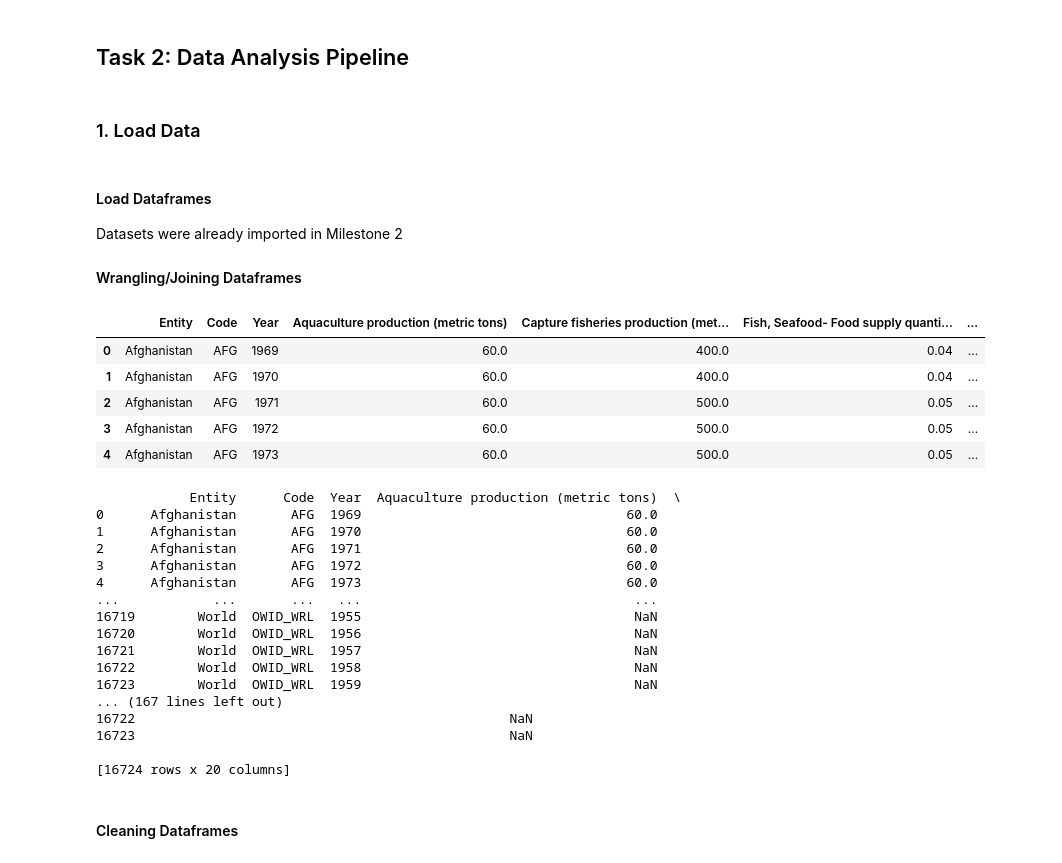
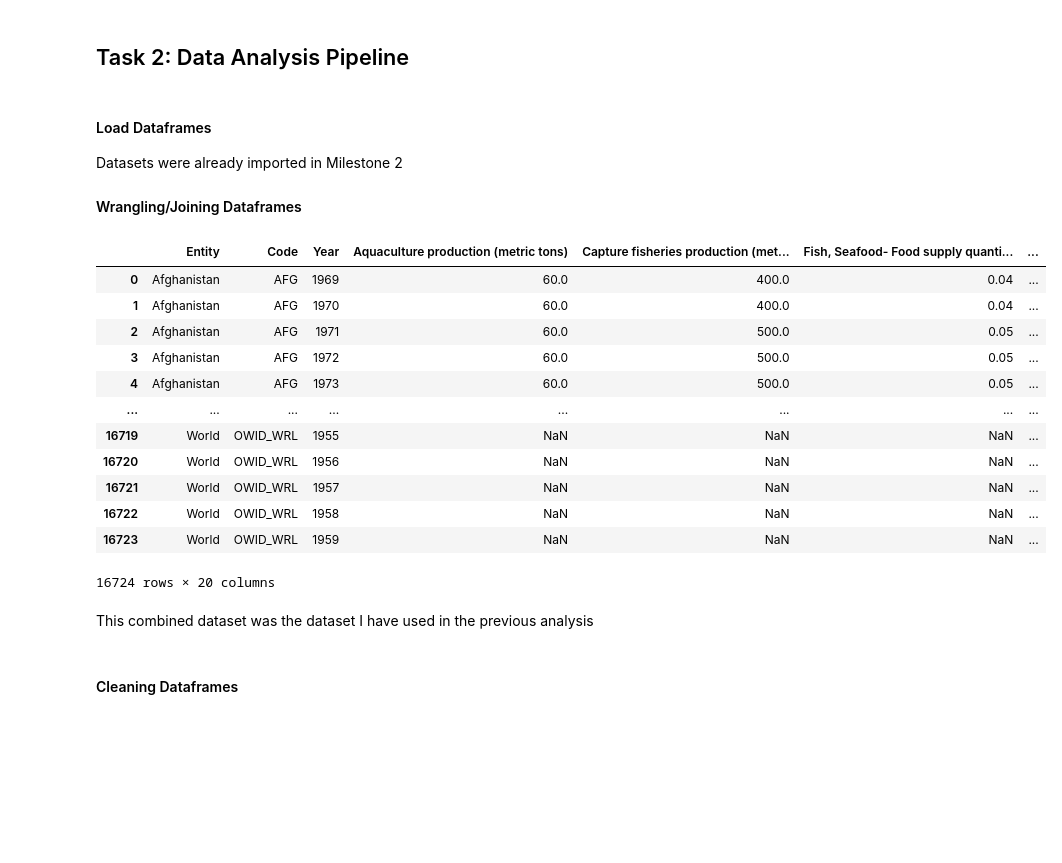
Before and after one commit to ubco-W2022T1-cosc301/project-group34, a Jupyter notebook: notebooks/nick.ipynb, the cells around one changed output. Drawn from its saved outputs; the diff is of its cells as text; code cells hidden in the pictures; blank space fills up the shorter version.

```diff
--- a/notebooks/nick.ipynb
+++ b/notebooks/nick.ipynb
@@ -163,7 +338,5 @@ sns.pairplot(df)
 # %% [markdown]
 ## Task 2: Data Analysis Pipeline
-# %% [markdown]
-### 1. Load Data
 # %% [markdown]
 #### Load Dataframes
 
@@ -173,43 +346,31 @@ Datasets were already imported in Milestone 2
 # %%
 # Merging all our existing dataset all together
 
 from functools import reduce
 
-# define list of DataFrames
 dfs = [aquaculture,capturedVsAquaculture, captured, seafoodConsumptionpercapita, sustainableFishStocks, globalFisheryBySector,seafoodProduction]
-
-# merge all DataFrames into one
 
 combined_df = reduce(lambda left,right: pd.merge(left,right,how='outer'), dfs)
 
-# a preview of the combined_df
-combined_df.head()
+# Export merged table
+combined_df.to_csv('../data/processed/combined_nick.csv', index=False)
+
+combined_df
 # %% [output]
 |  | Entity | Code | Year | Aquaculture production (metric tons) | Capture fisheries production (met... | Fish, Seafood- Food supply quanti... | ... |
 | 0 | Afghanistan | AFG | 1969 | 60.0 | 400.0 | 0.04 | ... |
 | 1 | Afghanistan | AFG | 1970 | 60.0 | 400.0 | 0.04 | ... |
 | 2 | Afghanistan | AFG | 1971 | 60.0 | 500.0 | 0.05 | ... |
 | 3 | Afghanistan | AFG | 1972 | 60.0 | 500.0 | 0.05 | ... |
 | 4 | Afghanistan | AFG | 1973 | 60.0 | 500.0 | 0.05 | ... |
+| ... | ... | ... | ... | ... | ... | ... | ... |
+| 16719 | World | OWID_WRL | 1955 | NaN | NaN | NaN | ... |
+| 16720 | World | OWID_WRL | 1956 | NaN | NaN | NaN | ... |
+| 16721 | World | OWID_WRL | 1957 | NaN | NaN | NaN | ... |
+| 16722 | World | OWID_WRL | 1958 | NaN | NaN | NaN | ... |
+| 16723 | World | OWID_WRL | 1959 | NaN | NaN | NaN | ... |
+16724 rows × 20 columns
-# %%
-print(combined_df)
-# %% [output]
-            Entity      Code  Year  Aquaculture production (metric tons)  \
-0      Afghanistan       AFG  1969                                  60.0
-1      Afghanistan       AFG  1970                                  60.0
-2      Afghanistan       AFG  1971                                  60.0
-3      Afghanistan       AFG  1972                                  60.0
-4      Afghanistan       AFG  1973                                  60.0
-...            ...       ...   ...                                   ...
-16719        World  OWID_WRL  1955                                   NaN
-16720        World  OWID_WRL  1956                                   NaN
-16721        World  OWID_WRL  1957                                   NaN
-16722        World  OWID_WRL  1958                                   NaN
-16723        World  OWID_WRL  1959                                   NaN
-... (167 lines left out)
-16722                                                NaN
-16723                                                NaN
-
-[16724 rows x 20 columns]
+# %% [markdown]
+This combined dataset was the dataset I have used in the previous analysis
 # %% [markdown]
 #### Cleaning Dataframes
```
Also changed, not shown: parts of 63 cells of this notebook, 4 other files.
